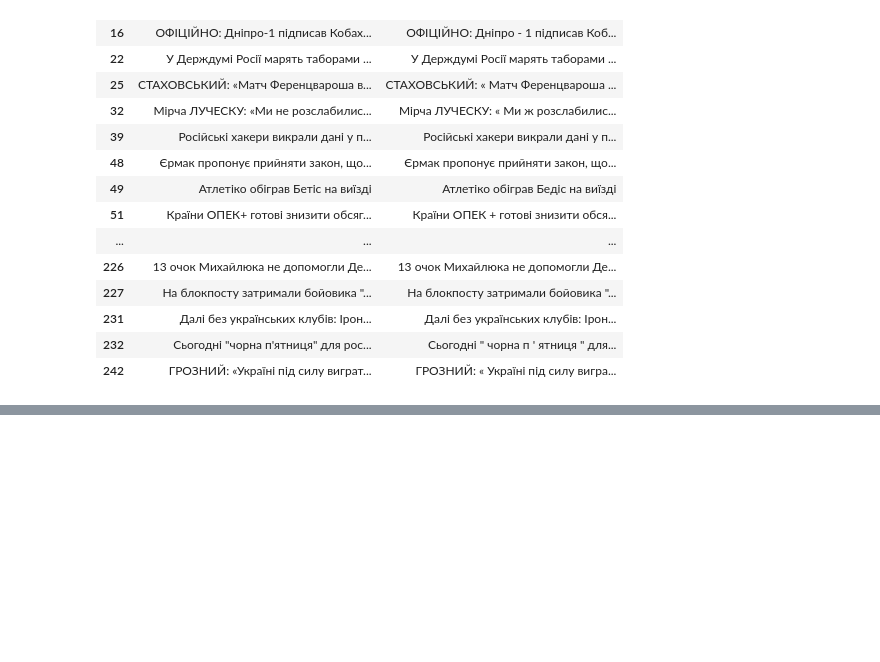
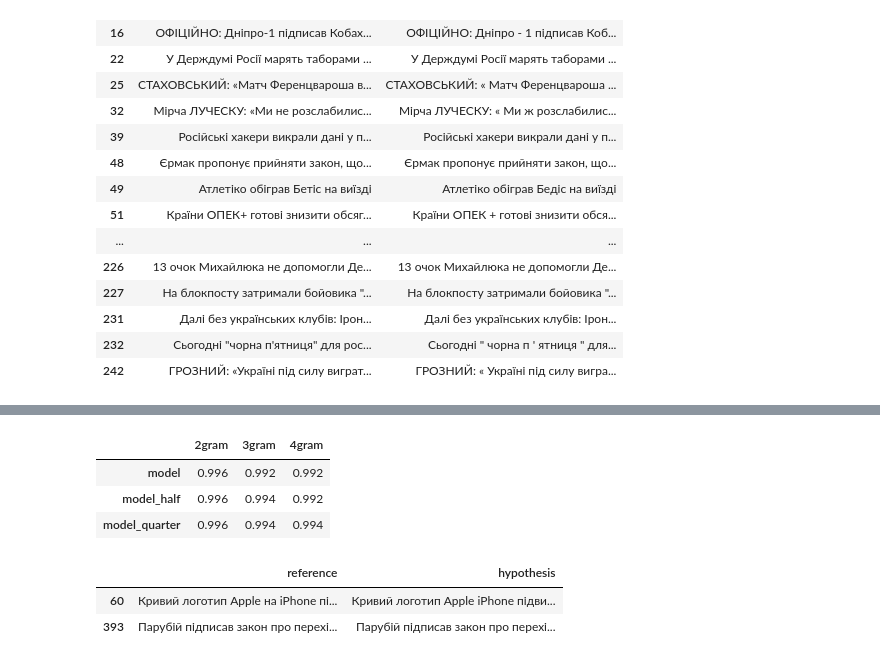
Before and after one commit to Kofful/asr-clm, a Jupyter notebook: ASR.ipynb, the cells around one changed output, grey strips where cells are left out. Cells and saved outputs as stored; diff of their text form; code cells hidden in the pictures; blank space fills up the shorter version.

```diff
--- a/ASR.ipynb
+++ b/ASR.ipynb
@@ -282,7 +102,9 @@ for n in range(2, 5):
 
     models[f"{n}gram"] = row
 
-models = pd.DataFrame(models, index = models.keys())
+models_df = pd.DataFrame(models, index = models.keys())
+# %%
+models  = pd.DataFrame(models, index = models['2gram'].keys())
 # %%
 tests = []
 
@@ -403,0 +251,62 @@ We can see that most wrong predictions contain specific symbols surrounded by sp
+# %%
+import re
+
+def get_predictions_with_cleaned_hypotheses(tests, model):
+    predictions = []
+
+    for test in tests:
+        min_score = math.inf
+        min_index = 0
+        min_length = math.inf
+        for index, hypothesis in enumerate(test['hypotheses']):
+            length = len(hypothesis.split())
+            hypothesis = re.sub(
+                r'(["\'])\s*(.*?)\s*\1|«\s*(.*?)\s*»',
+                lambda m: f'{m.group(1)}{m.group(2)}{m.group(1)}'
+                if m.group(1)
+                else f'«{m.group(3)}»',
+                hypothesis,
+            )
+            hypothesis = re.sub(r"\s*([-'])\s*", r'\1', hypothesis)
+            score = model.perplexity(hypothesis)
+            if score <= min_score and length < min_length:
+                min_score = score
+                min_index = index
+                min_length = length
+
+        predictions.append({'reference': test['reference'], 'hypothesis': test['hypotheses'][min_index]})
+
+    return predictions
+
+
+predictions = {}
+wrong_predictions = {}
+accuracies = {}
+
+for col_index in models.columns:
+    row_accuracies = {}
+    row_predictions = {}
+    row_wrong_predictions = {}
+    for row_index, row in models.iterrows():
+        model_predictions = get_predictions_with_cleaned_hypotheses(tests, models.loc[row_index, col_index])
+        df = pd.DataFrame(model_predictions)
+        row_predictions[row_index] = df
+        row_wrong_predictions[row_index] = get_incorrect(df)
+        row_accuracies[row_index] = get_accuracy(df)
+
+    predictions[col_index] = row_predictions
+    wrong_predictions[col_index] = row_wrong_predictions
+    accuracies[col_index] = row_accuracies
+
+display(pd.DataFrame(accuracies))
+# %% [output]
+|  | 2gram | 3gram | 4gram |
+| model | 0.996 | 0.992 | 0.992 |
+| model_half | 0.996 | 0.994 | 0.992 |
+| model_quarter | 0.996 | 0.994 | 0.994 |
+# %%
+display(wrong_predictions['2gram']['model'].iloc[0:60])
+# %% [output]
+|  | reference | hypothesis |
+| 60 | Кривий логотип Apple на iPhone пі... | Кривий логотип Apple iPhone підви... |
+| 393 | Парубій підписав закон про перехі... | Парубій підписав закон про перехі... |
```
Also changed, not shown: parts of 14 cells of this notebook.
